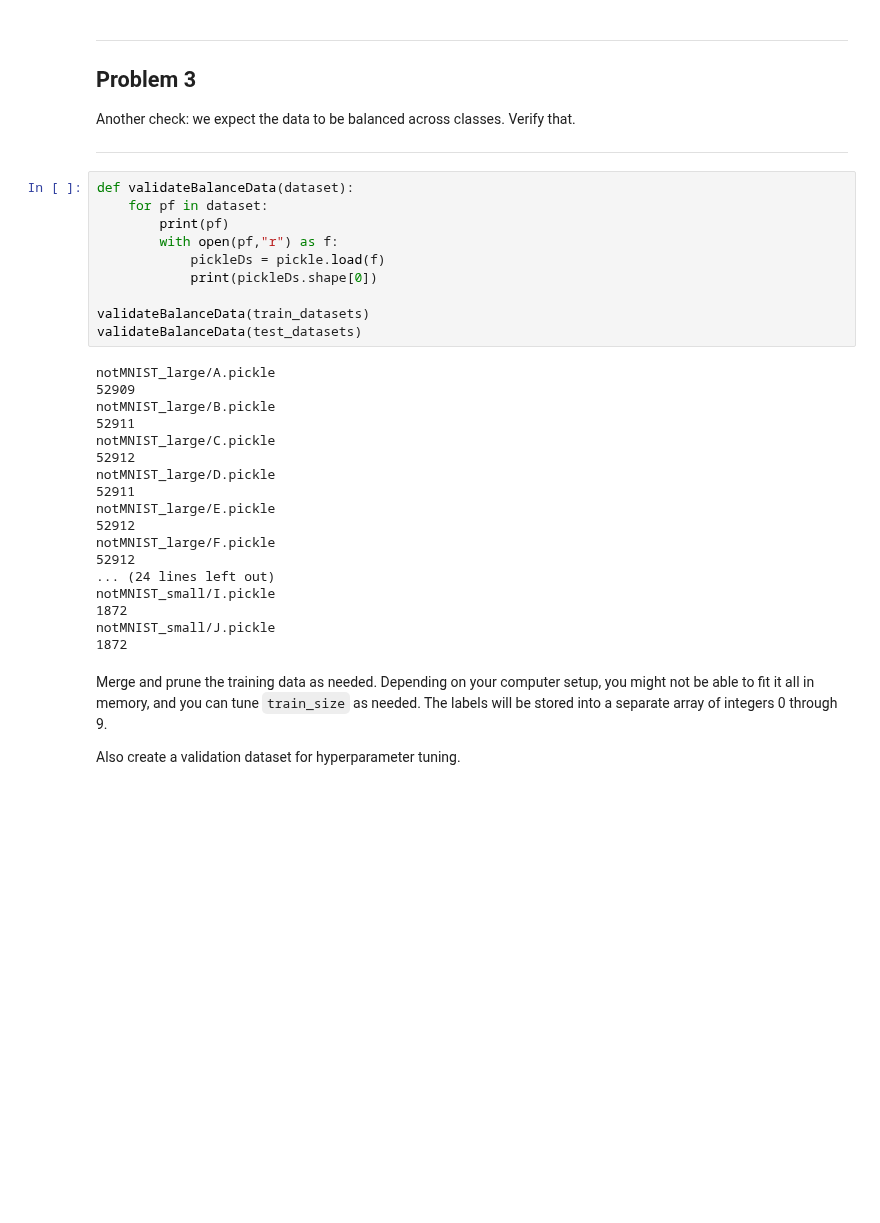
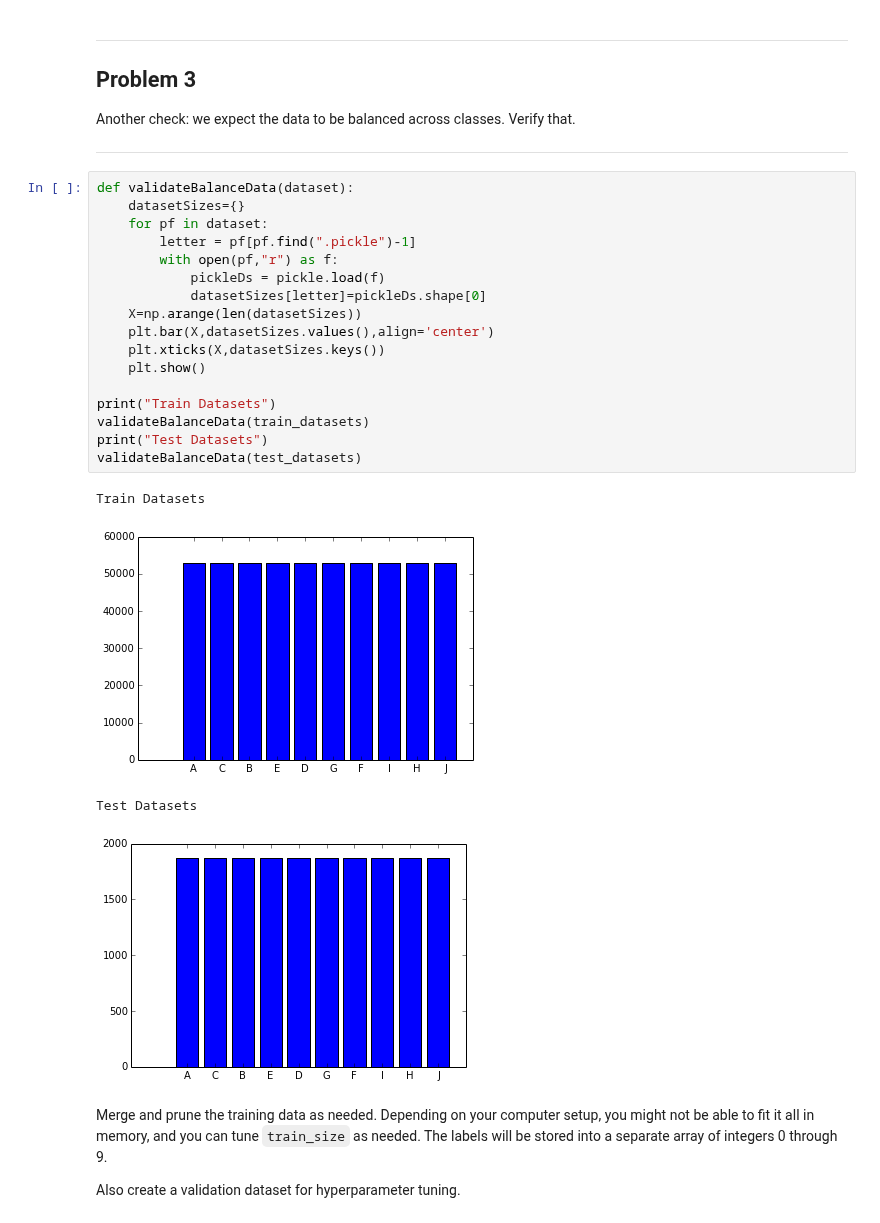
Before and after one commit to apatti/apatti_ml, a Jupyter notebook: deeplearning/tensorflow/udacity/1_notmnist.ipynb, the cells around one changed output. Drawn from its saved outputs; the diff is of its cells as text; blank space fills up the shorter version.

```diff
--- a/deeplearning/tensorflow/udacity/1_notmnist.ipynb
+++ b/deeplearning/tensorflow/udacity/1_notmnist.ipynb
@@ -265,32 +271,26 @@ Another check: we expect the data to be balanced across classes. Verify that.
 ---
 # %%
 def validateBalanceData(dataset):
+    datasetSizes={}
     for pf in dataset:
-        print(pf)
+        letter = pf[pf.find(".pickle")-1]
         with open(pf,"r") as f:
             pickleDs = pickle.load(f)
-            print(pickleDs.shape[0])
+            datasetSizes[letter]=pickleDs.shape[0]
+    X=np.arange(len(datasetSizes))
+    plt.bar(X,datasetSizes.values(),align='center')
+    plt.xticks(X,datasetSizes.keys())
+    plt.show()
 
+print("Train Datasets")
 validateBalanceData(train_datasets)
+print("Test Datasets")
 validateBalanceData(test_datasets)
 # %% [output]
-notMNIST_large/A.pickle
-52909
-notMNIST_large/B.pickle
-52911
-notMNIST_large/C.pickle
-52912
-notMNIST_large/D.pickle
-52911
-notMNIST_large/E.pickle
-52912
-notMNIST_large/F.pickle
-52912
-... (24 lines left out)
-notMNIST_small/I.pickle
-1872
-notMNIST_small/J.pickle
-1872
+Train Datasets
+[figure, added]
+Test Datasets
+[figure, added]
 # %% [markdown]
 Merge and prune the training data as needed. Depending on your computer setup, you might not be able to fit it all in memory, and you can tune `train_size` as needed. The labels will be stored into a separate array of integers 0 through 9.
 
```
Also changed, not shown: parts of 8 cells of this notebook.
